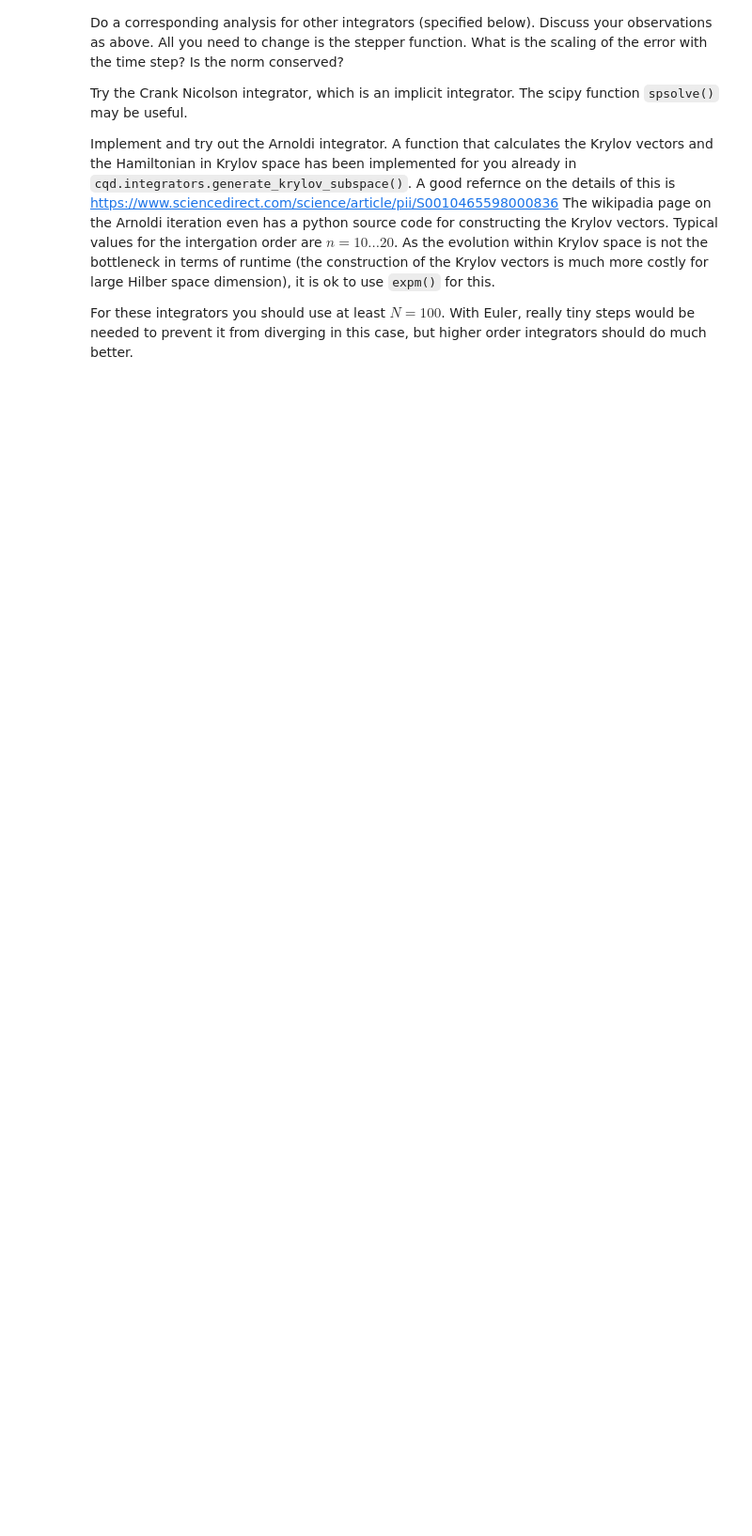
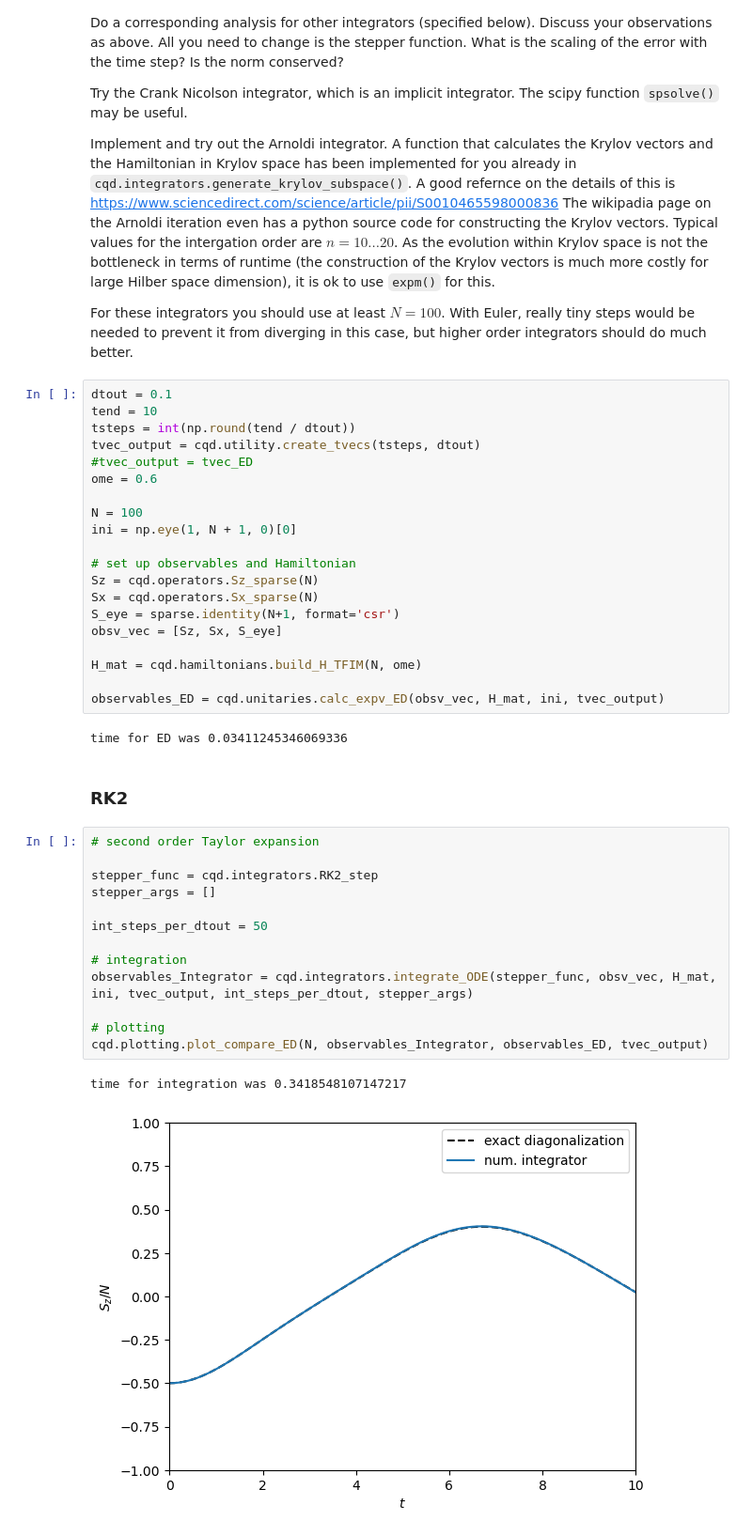
Before and after one commit to Abiyzelalem27/QuantumDynamicsLab, a Jupyter notebook: Solutions/exercise6_sol.ipynb, the cells around one changed output. Shown at 94% size. Drawn from its saved outputs; the diff is of its cells as text; blank space fills up the shorter version.

```diff
--- a/Solutions/exercise6_sol.ipynb
+++ b/Solutions/exercise6_sol.ipynb
@@ -137,3 +163,43 @@ The wikipadia page on the Arnoldi iteration even has a python source code for co
 Typical values for the intergation order are $n=10...20$. As the evolution within Krylov space is not the bottleneck in terms of runtime (the construction of the Krylov vectors is much more costly for large Hilber space dimension), it is ok to use `expm()` for this.
 
 For these integrators you should use at least $N=100$. With Euler, really tiny steps would be needed to prevent it from diverging in this case, but higher order integrators should do much better.
+# %%
+dtout = 0.1
+tend = 10
+tsteps = int(np.round(tend / dtout))
+tvec_output = cqd.utility.create_tvecs(tsteps, dtout)
+#tvec_output = tvec_ED
+ome = 0.6
+
+N = 100
+ini = np.eye(1, N + 1, 0)[0]
+
+# set up observables and Hamiltonian
+Sz = cqd.operators.Sz_sparse(N)
+Sx = cqd.operators.Sx_sparse(N)
+S_eye = sparse.identity(N+1, format='csr')
+obsv_vec = [Sz, Sx, S_eye]
+
+H_mat = cqd.hamiltonians.build_H_TFIM(N, ome)
+
+observables_ED = cqd.unitaries.calc_expv_ED(obsv_vec, H_mat, ini, tvec_output)
+# %% [output]
+time for ED was 0.03411245346069336
+# %% [markdown]
+### RK2
+# %%
+# second order Taylor expansion
+
+stepper_func = cqd.integrators.RK2_step
+stepper_args = []
+
+int_steps_per_dtout = 50
+
+# integration
+observables_Integrator = cqd.integrators.integrate_ODE(stepper_func, obsv_vec, H_mat, ini, tvec_output, int_steps_per_dtout, stepper_args)
+
+# plotting
+cqd.plotting.plot_compare_ED(N, observables_Integrator, observables_ED, tvec_output)
+# %% [output]
+time for integration was 0.3418548107147217
+[figure, added]
```
Also changed, not shown: parts of 47 cells of this notebook, 10 other files.
